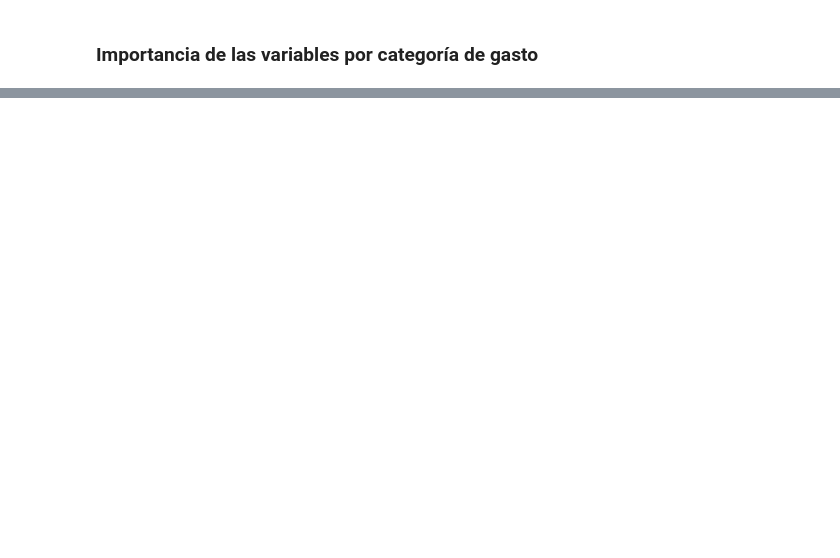
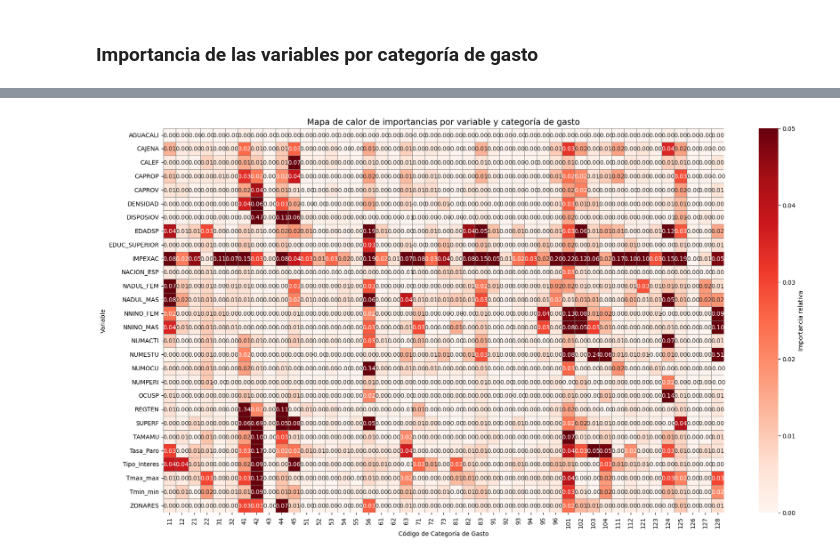
Before and after one commit to rauulrivero/ExpenseAnalysis, a Jupyter notebook: notebooks/sensivity_analysis/sensitivity_analysis_no_lineal.ipynb, the cells around one changed output, grey strips where cells are left out. Cells and saved outputs as stored; diff of their text form; code cells hidden in the pictures; blank space fills up the shorter version.

```diff
--- a/notebooks/sensivity_analysis/sensitivity_analysis_no_lineal.ipynb
+++ b/notebooks/sensivity_analysis/sensitivity_analysis_no_lineal.ipynb
@@ -297,0 +316,44 @@ importances_pivoted
+# %%
+def generar_mapa_calor_importancias(df, figsize=(18, 10), vmax=0.05, output_path=None):
+    """
+    Genera un mapa de calor con las columnas (códigos de gasto) ordenadas numéricamente.
+
+    Args:
+        df (pd.DataFrame): DataFrame con variables como filas y categorías como columnas.
+        figsize (tuple): Tamaño de la figura.
+        vmax (float): Valor máximo para la escala de color.
+        output_path (str): Ruta opcional para guardar el mapa.
+    """
+    df_codificado = renombrar_columnas_por_codigo(df.copy())
+    data = df_codificado.drop(columns=["Target", "Variable"], errors="ignore")
+    data.index = df_codificado["Variable"] if "Variable" in df_codificado.columns else df_codificado.index
+
+    # Reordenar columnas por valor numérico del código
+    columnas_ordenadas = sorted(data.columns, key=lambda x: float(x.replace("_", ".")))
+    data = data[columnas_ordenadas]
+
+    plt.figure(figsize=figsize)
+    ax = sns.heatmap(
+        data,
+        cmap="Reds",
+        annot=True,
+        fmt=".2f",
+        linewidths=0.5,
+        linecolor="gray",
+        vmin=0,
+        vmax=vmax,
+        cbar_kws={"label": "Importancia relativa"}
+    )
+
+    plt.title("Mapa de calor de importancias por variable y categoría de gasto", fontsize=14)
+    plt.xlabel("Código de Categoría de Gasto")
+    plt.ylabel("Variable")
+    plt.tight_layout()
+
+    if output_path:
+        plt.savefig(output_path, dpi=300)
+    plt.show()
+# %%
+generar_mapa_calor_importancias(importances_pivoted)
+# %% [output]
+[figure, added]
```
Also changed, not shown: parts of 10 cells of this notebook, 1 other file.
